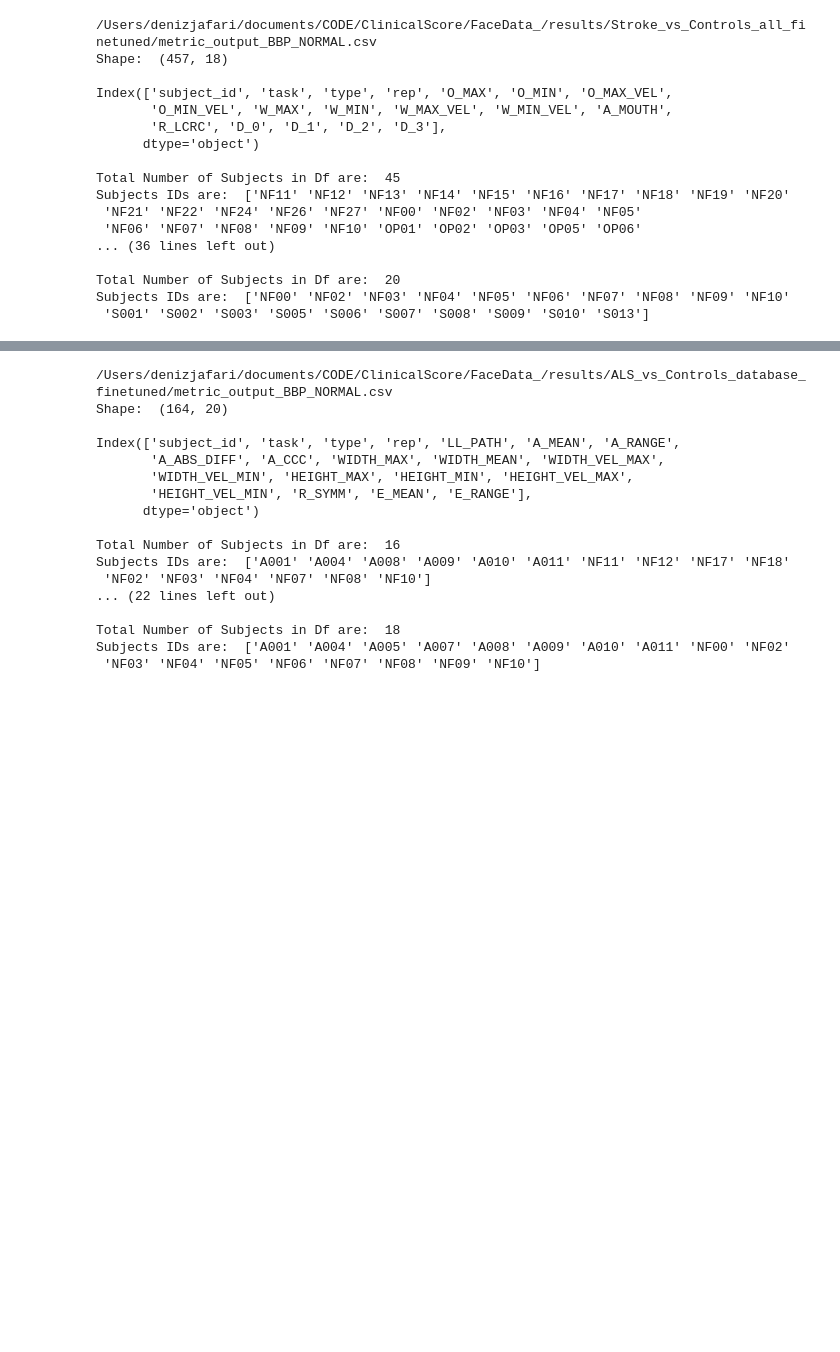
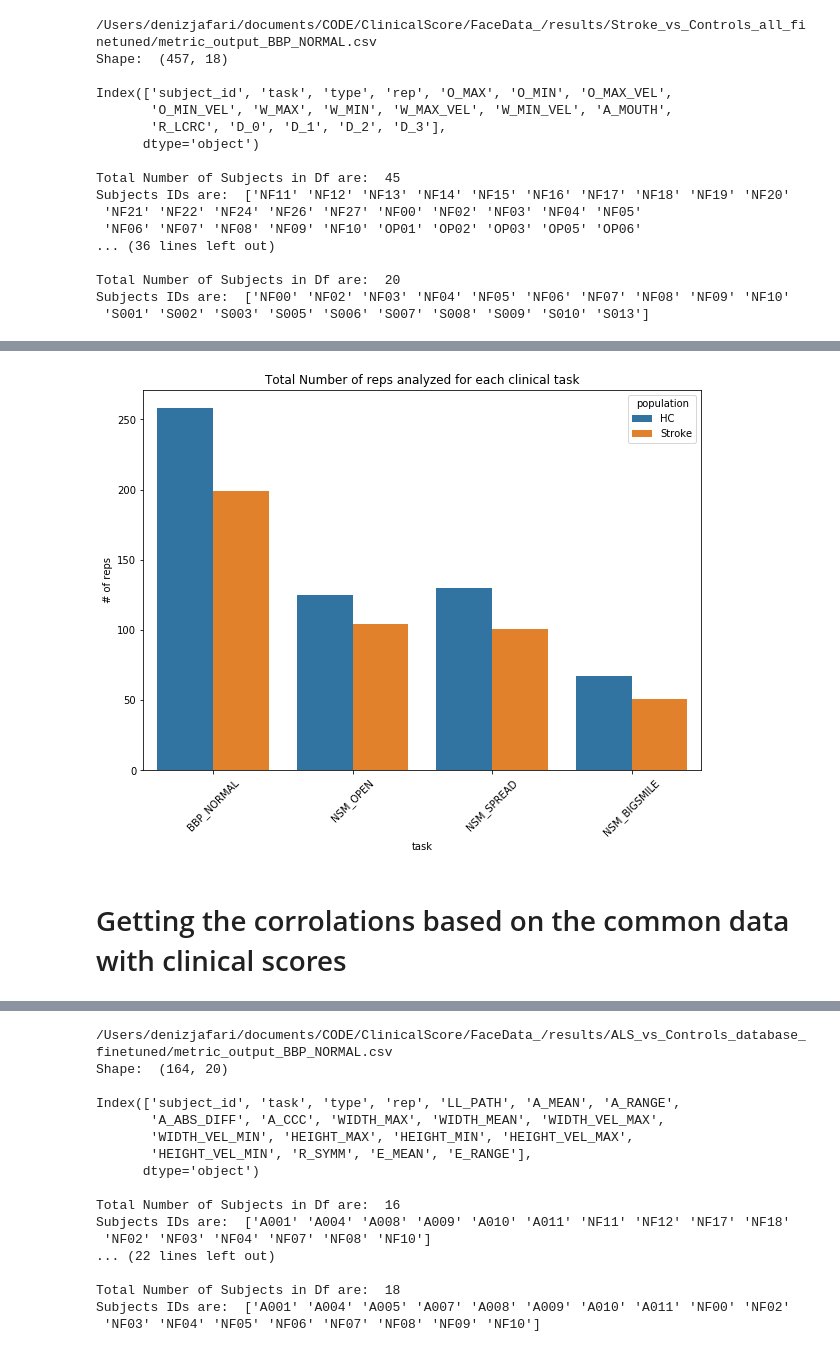
Before and after one commit to denizjafari/ClinicalScore, a Jupyter notebook: clinical_score_predict.ipynb, the cells around one changed output, grey strips where cells are left out. Saved outputs shown, nothing was run; the diff lists cells and outputs as text; code cells hidden in the pictures; blank space fills up the shorter version.

```diff
--- a/clinical_score_predict.ipynb
+++ b/clinical_score_predict.ipynb
@@ -301,0 +415,14 @@ bbp_s_df_1.head()
+# %%
+stroke_df = pd.DataFrame()
+
+for task in range(len(tasks)):
+
+    stroke_file = r"/Users/denizjafari/documents/CODE/ClinicalScore/FaceData_/results/Stroke_vs_Controls_all_finetuned/metric_output_"+tasks[task]+".csv"
+
+    df = pd.read_csv(stroke_file)
+    df = df.drop('Unnamed: 0', axis=1)
+    stroke_df = pd.concat([stroke_df, df], ignore_index=True)
+
+
+
+print(stroke_df.shape)
@@ -301,0 +437,3 @@ bbp_s_df_1.head()
+# %%
+stroke_df['population'] = [pop_labeler(x) for x in stroke_df['subject_id']]
+stroke_df.head()
@@ -302 +491,15 @@ bbp_s_df_1.head()
+# %%
+# TASKS
+ax, figure = plt.subplots(figsize=(10,7))
+g = sns.countplot(x='task',data=stroke_df,hue='population')
+g.set_xticklabels(g.get_xticklabels(), rotation=45)
+
+# set axes labels and title
+plt.ylabel('# of reps')
+plt.title('Total Number of reps analyzed for each clinical task')
+plt.show()
+# %% [output]
+[figure, added]
+# %% [markdown]
+# Getting the corrolations based on the common data with clinical scores
 # %%
```
Also changed, not shown: parts of 47 cells of this notebook.
